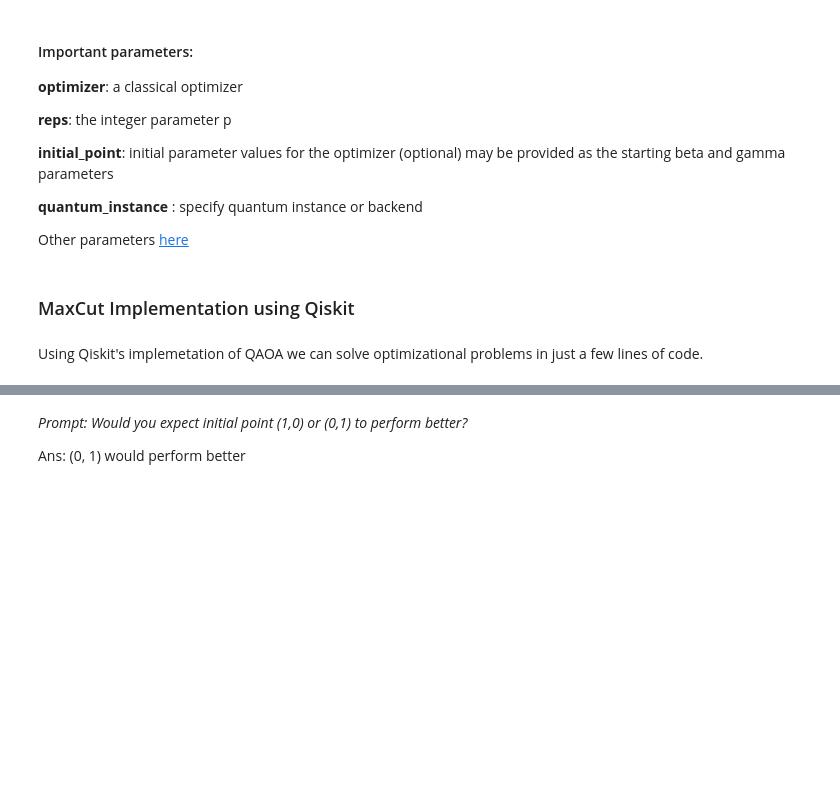
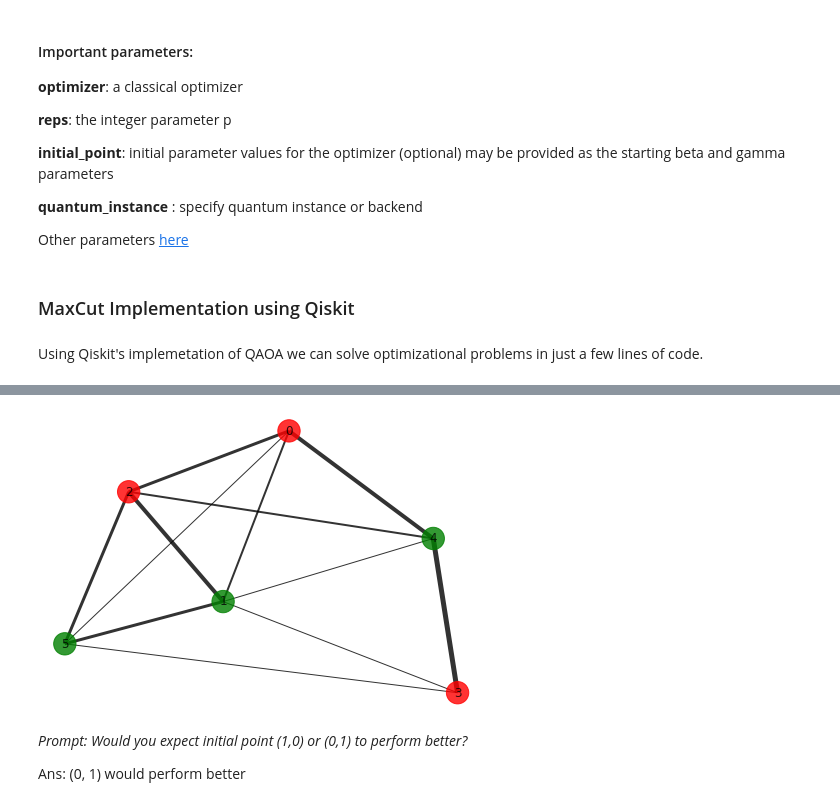
Before and after one commit to nicolasthill/Qiskit-Hackathon-at-World-of-QUANTUM, a Jupyter notebook: QAOA 101/QAOA_with_Qiskit.ipynb, the cells around one changed output, grey strips where cells are left out. Saved outputs shown, nothing was run; the diff lists cells and outputs as text; code cells hidden in the pictures; blank space fills up the shorter version.

```diff
--- a/QAOA 101/QAOA_with_Qiskit.ipynb
+++ b/QAOA 101/QAOA_with_Qiskit.ipynb
@@ -96,3 +101,16 @@ status: SUCCESS
+# %%
+# color the nodes according to our result
+color_map = []
+for i in result:
+    if i == 0.0:
+        color_map.append("red")
+    else:
+        color_map.append("green")
+
+# draw the graphs
+nx.draw(graph, node_color = color_map, with_labels=True, alpha=0.8, node_size=500, width=list(weights))
+# %% [output]
+[figure, added]
 # %% [markdown]
 *Prompt: Would you expect initial point (1,0) or (0,1) to perform better?*
 
```
Also changed, not shown: parts of 3 cells of this notebook, 1 other file.
